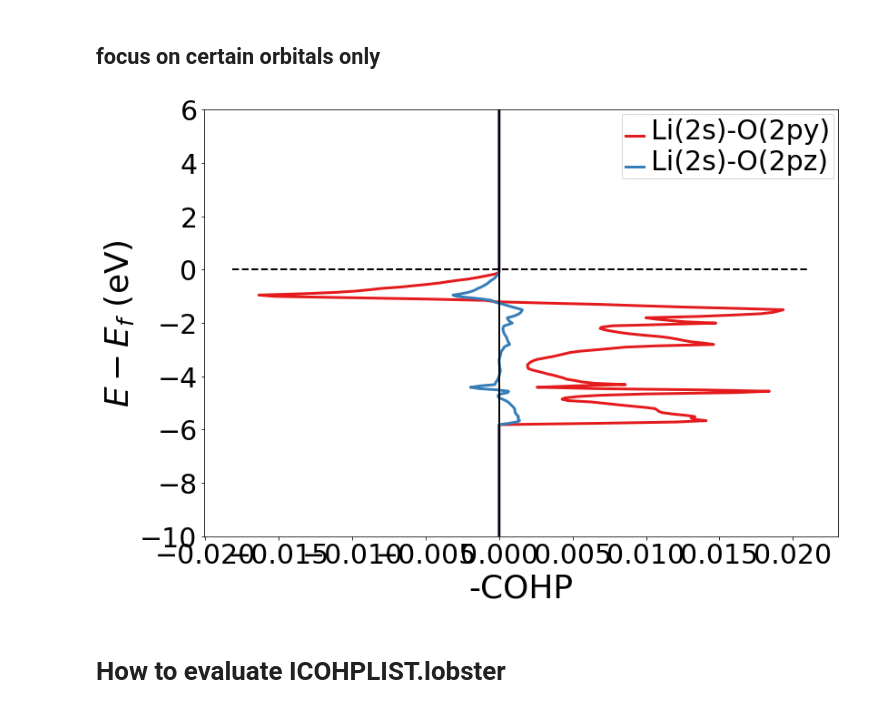
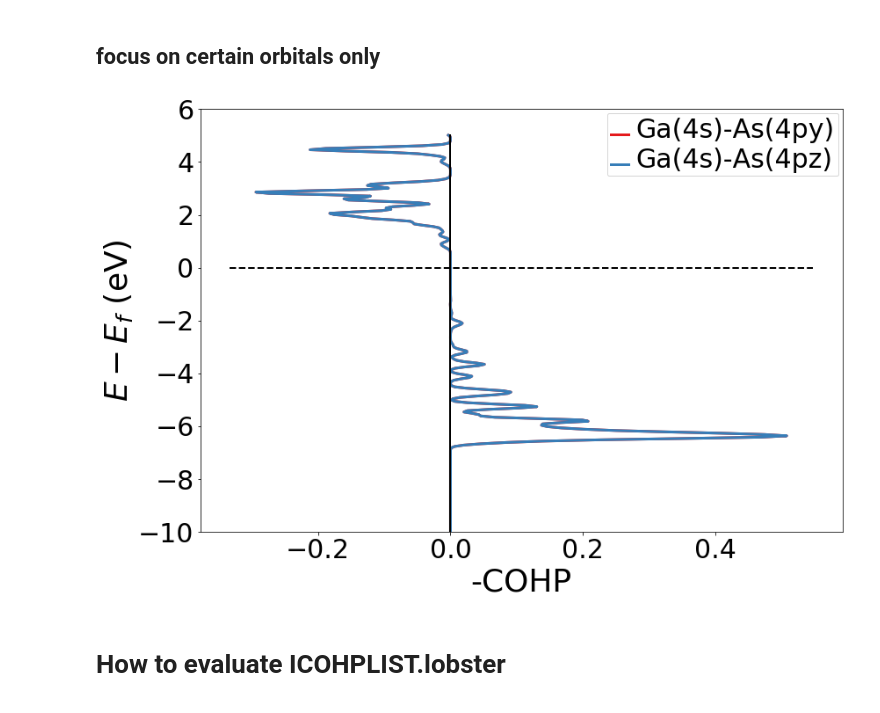
Before and after one commit to materialsvirtuallab/matgenb, a Jupyter notebook: notebooks/2019-01-11-How to plot and evaluate output files from Lobster.ipynb, the cells around one changed output. Cells and saved outputs as stored; diff of their text form; code cells hidden in the pictures.

```diff
--- a/notebooks/2019-01-11-How to plot and evaluate output files from Lobster.ipynb
+++ b/notebooks/2019-01-11-How to plot and evaluate output files from Lobster.ipynb
@@ -18,8 +18,8 @@ from pymatgen.electronic_structure.cohp import  CompleteCohp
 # %% [markdown]
 ## get a completecohp object to simplify the plotting
 # %%
-COHPCAR_path = "lobster_data/COHPCAR.lobster"
-POSCAR_path = "lobster_data/POSCAR"
+COHPCAR_path = "lobster_data/GaAs/COHPCAR.lobster"
+POSCAR_path = "lobster_data/GaAs/POSCAR"
 
 completecohp=CompleteCohp.from_file(fmt="LOBSTER",filename=COHPCAR_path,structure_file=POSCAR_path)
 # %% [markdown]
@@ -48,31 +63,31 @@ This is a COHP between the following sites: [0. 0. 0.] Li and [3.37750738e+00 1.
 ## focus on certain orbitals only
 # %%
 #search for the number of the COHP you would like to plot in ICOHPLIST.lobster (the numbers in COHPCAR.lobster are different!)
-label="13"
+label="16"
 cp=CohpPlotter()
 
 #get orbital object
 from pymatgen.electronic_structure.core import Orbital
 
-#interaction between 2s and 2px
-orbitals=[[2,Orbital.s], [2,Orbital.py]]
-orbitals2=[[2,Orbital.s], [2,Orbital.pz]]
+#interaction between 4s and 4px
+orbitals=[[4,Orbital.s], [4,Orbital.py]]
+orbitals2=[[4,Orbital.s], [4,Orbital.pz]]
 #get a nicer plot label
 
-plotlabel=str(completecohp.bonds[label]['sites'][0].species_string)+'(2s)'+'-'+str(completecohp.bonds[label]['sites'][1].species_string)+'(2py)'
-plotlabel2=str(completecohp.bonds[label]['sites'][0].species_string)+'(2s)'+'-'+str(completecohp.bonds[label]['sites'][1].species_string)+'(2pz)'
+plotlabel=str(completecohp.bonds[label]['sites'][0].species_string)+'(4s)'+'-'+str(completecohp.bonds[label]['sites'][1].species_string)+'(4py)'
+plotlabel2=str(completecohp.bonds[label]['sites'][0].species_string)+'(4s)'+'-'+str(completecohp.bonds[label]['sites'][1].species_string)+'(4pz)'
 
 cp.add_cohp(plotlabel,completecohp.get_orbital_resolved_cohp(label=label, orbitals=orbitals))
 cp.add_cohp(plotlabel2,completecohp.get_orbital_resolved_cohp(label=label, orbitals=orbitals2))
 #check which COHP you are plotting
 
 #with integrated=True, you can plot the integrated COHP
 x = cp.get_plot(integrated=False)
 x.ylim([-10, 6])
 
 x.show()
 # %% [output]
-[figure, old version]
+[figure, new version]
 # %% [markdown]
 # How to evaluate ICOHPLIST.lobster
 # %% [markdown]
```
Also changed, not shown: parts of 40 cells of this notebook, 36 other files.
